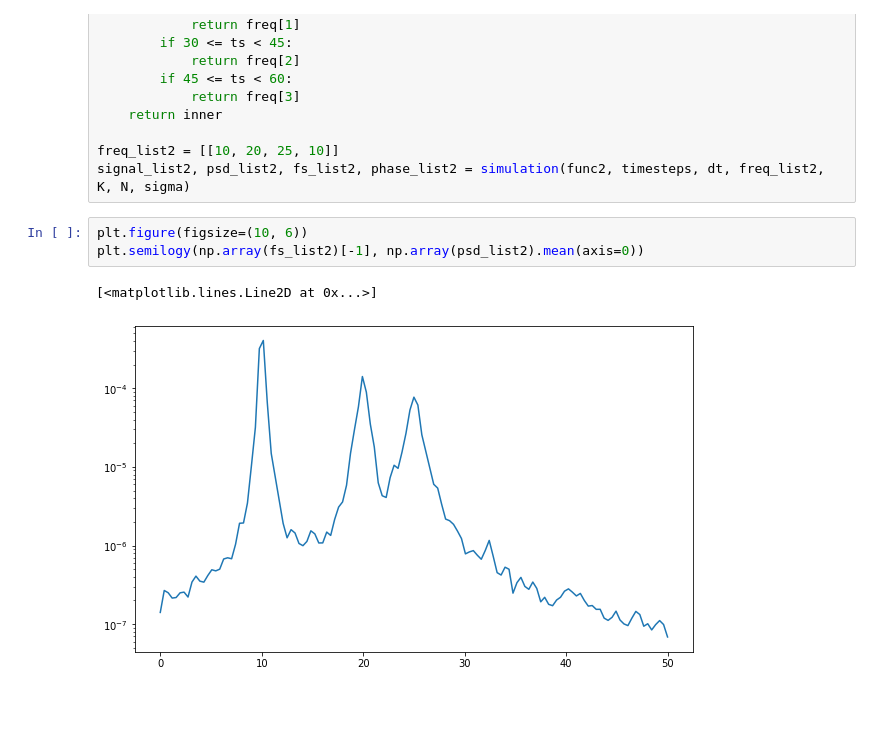
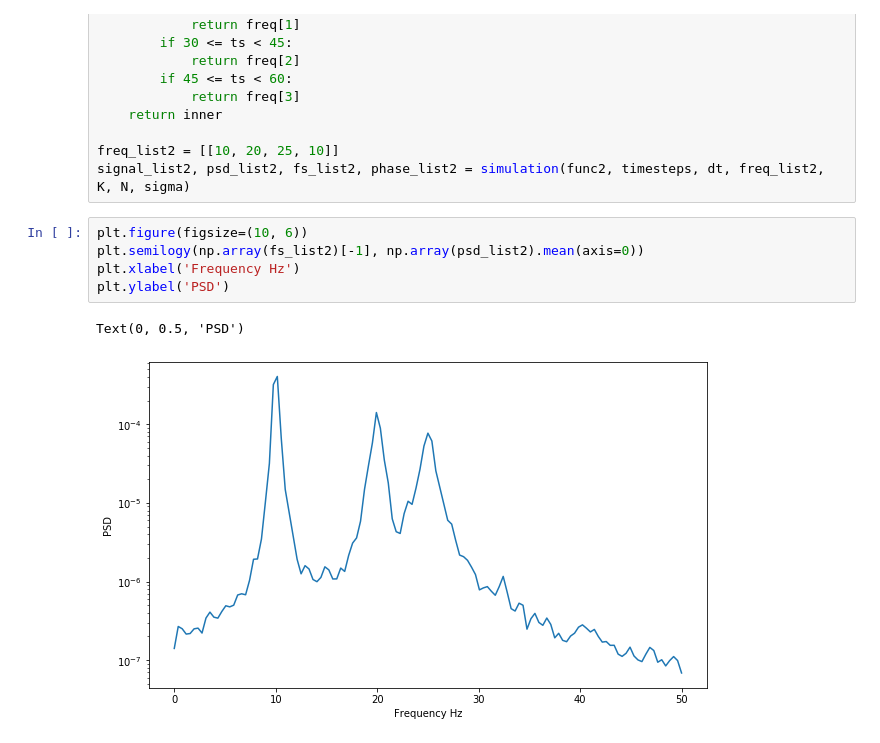
Before and after one commit to georgepsh/ComputationalNeuroscience, a Jupyter notebook: Kuromoto.ipynb, the cells around one changed output. Saved outputs shown, nothing was run; the diff lists cells and outputs as text; blank space fills up the shorter version.

```diff
--- a/Kuromoto.ipynb
+++ b/Kuromoto.ipynb
@@ -101,9 +113,11 @@ signal_list2, psd_list2, fs_list2, phase_list2 = simulation(func2, timesteps, dt
 # %%
 plt.figure(figsize=(10, 6))
 plt.semilogy(np.array(fs_list2)[-1], np.array(psd_list2).mean(axis=0))
+plt.xlabel('Frequency Hz')
+plt.ylabel('PSD')
 # %% [output]
-[<matplotlib.lines.Line2D at 0x...>]
+Text(0, 0.5, 'PSD')
-[figure, old version]
+[figure, new version]
 # %%
 window_size = 10
 splited_signal = np.split(signal_list2[0], len(signal_list2[0]) // window_size)
```
Also changed, not shown: parts of 7 cells of this notebook.
